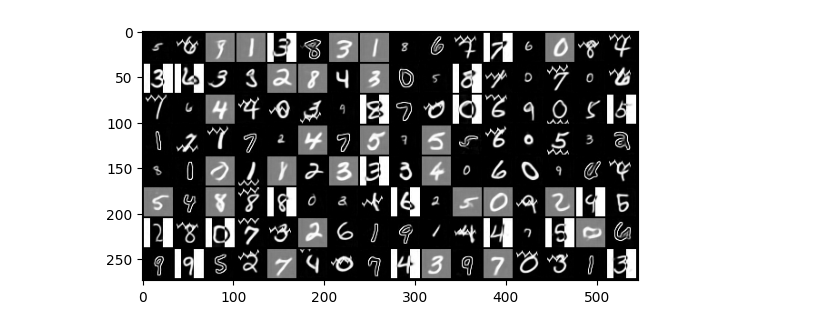
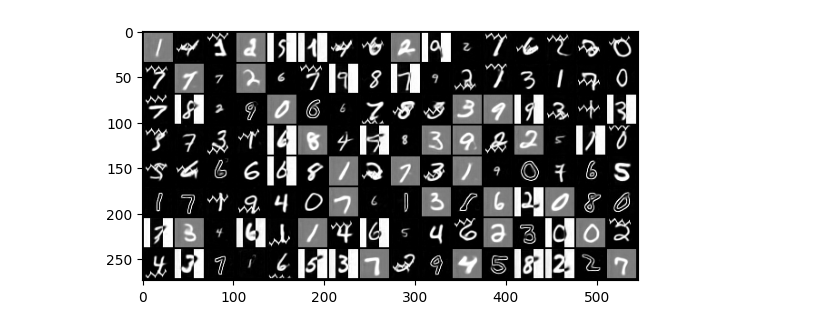
Before and after one commit to scotsun/clear-diffusion, a Jupyter notebook: demo-clear.ipynb, the cells around one changed output. Saved outputs shown, nothing was run; the diff lists cells and outputs as text; code cells hidden in the pictures.

```diff
--- a/demo-clear.ipynb
+++ b/demo-clear.ipynb
@@ -133,12 +142,12 @@ plt.imshow(make_grid(x, nrow=16).cpu().permute(1,2,0))
 # %%
 x = next(iter(test_loader))['image'].to("cuda")
-best_model = mlflow.pytorch.load_model('runs:/c7aef93fd9d14a9e8807df0e631e9c2a/best_model')
+best_model = mlflow.pytorch.load_model('runs:/c8998133fa0e452cac8f9f6205207f4e/best_model')
 with torch.no_grad():
     best_model.eval()
     xhat, posterior = best_model(x)
     plt.imshow(make_grid(xhat, nrow=16).cpu().permute(1,2,0))
 # %% [output]
-[figure, old version]
+[figure, new version]
 # %%
 mu = posterior.mu
 print(mu.shape)
```
Also changed, not shown: parts of 16 cells of this notebook, 4 other files.
